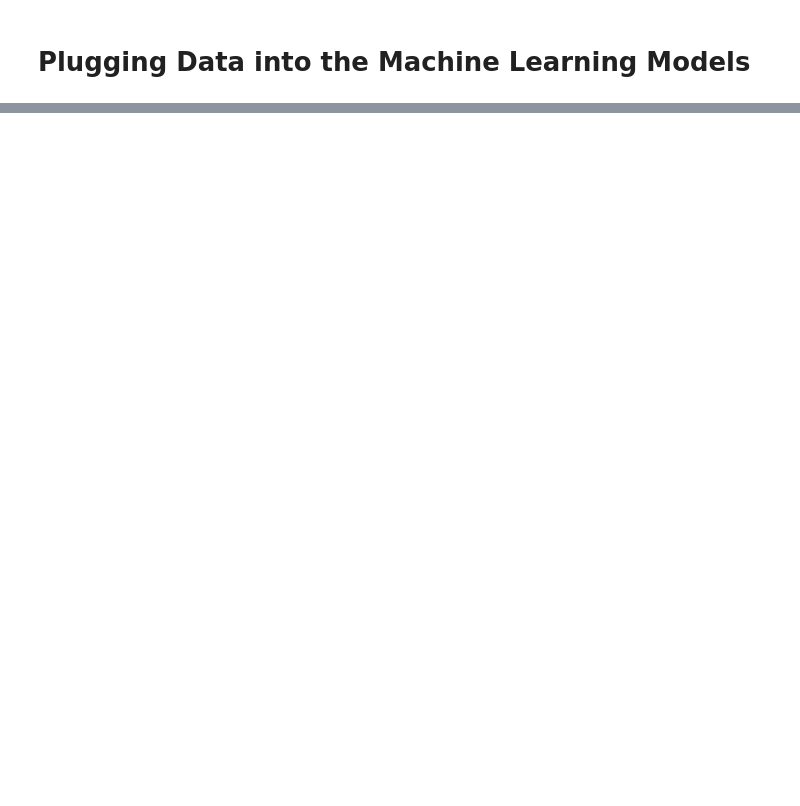
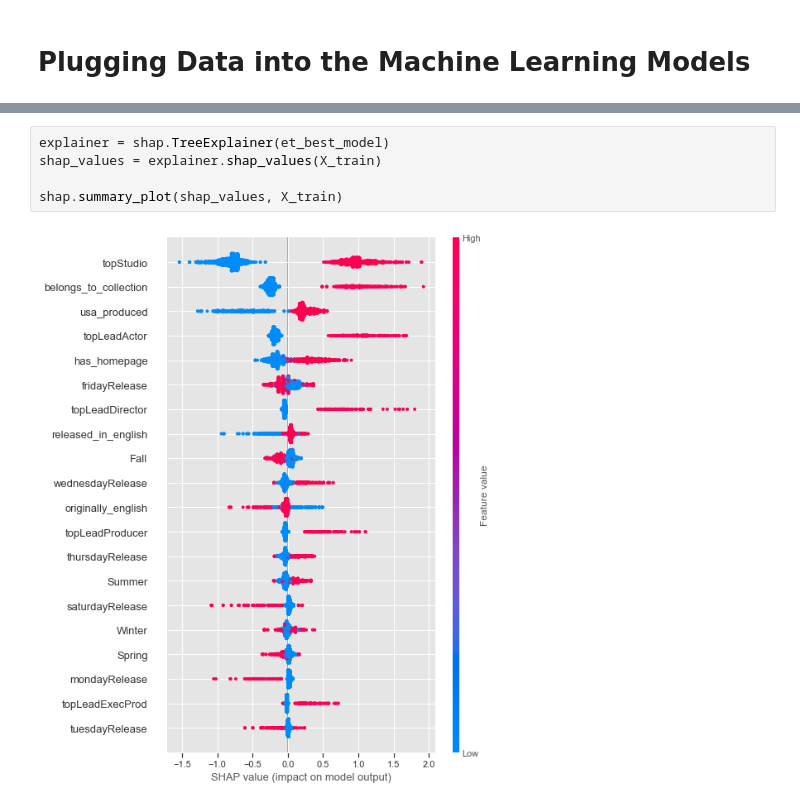
Before and after one commit to CGFS93/TMDB_Box_Office_Prediction, a Jupyter notebook: EDA.ipynb, the cells around one changed output, grey strips where cells are left out. Saved outputs shown, nothing was run; the diff lists cells and outputs as text; blank space fills up the shorter version.

```diff
--- a/EDA.ipynb
+++ b/EDA.ipynb
@@ -3296,0 +3466,7 @@ evaluate(model, X_test_scaled, y_test)
+# %%
+explainer = shap.TreeExplainer(et_best_model)
+shap_values = explainer.shap_values(X_train)
+
+shap.summary_plot(shap_values, X_train)
+# %% [output]
+[figure, added]
```
Also changed, not shown: parts of 83 cells of this notebook.
